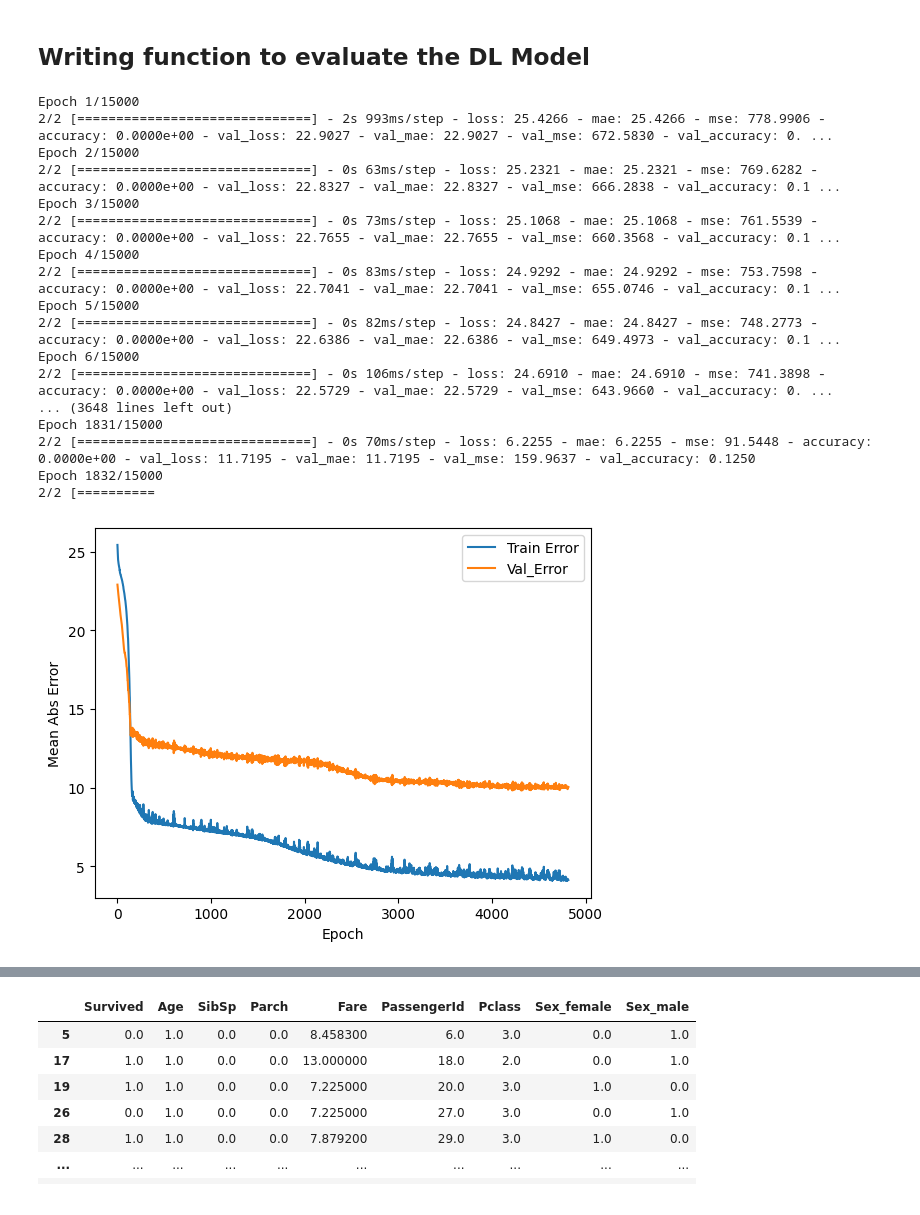
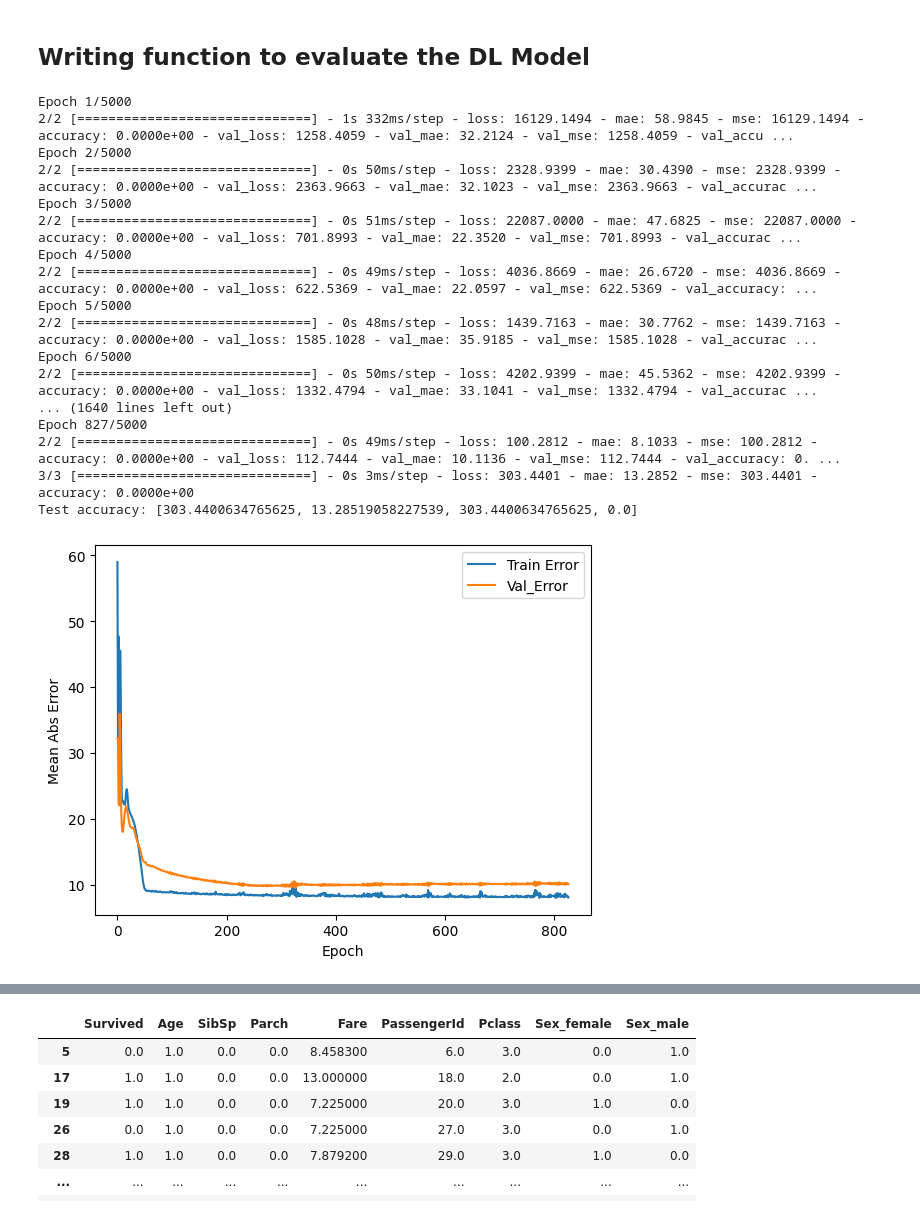
Before and after one commit to snajeebz/Titanic-Kaggle-Competition, a Jupyter notebook: Freshbook.ipynb, the cells around one changed output, grey strips where cells are left out. Drawn from its saved outputs; the diff is of its cells as text; code cells hidden in the pictures.

```diff
--- a/Freshbook.ipynb
+++ b/Freshbook.ipynb
@@ -318,24 +299,23 @@ Values with error more than 10%: 60
 - Apart of rows, where Parch=3 and SibSp=3 the Mean Absolute Error is less than 10%. in df_nan this equates to less than 5 out of 177 values.
 - It will be better to tryout CNN on this as well. Probably we can get better accuracy than this.
 # %%
-model=tf.keras.Sequential([
-    tf.keras.layers.Dense(1281,activation=tf.nn.relu, input_shape=[len(X_train.keys())]),
-    tf.keras.layers.Dense(1281,activation=tf.nn.relu, use_bias=True),
-    tf.keras.layers.Dense(1281,activation=tf.nn.relu, use_bias=False),
-    tf.keras.layers.Dense(512,activation=tf.nn.relu, use_bias=False),
-    tf.keras.layers.Dense(256,activation=tf.nn.relu, use_bias=True),
-    tf.keras.layers.Dense(256),
-    tf.keras.layers.Dense(128),
-    tf.keras.layers.Dense(64),
-    tf.keras.layers.Dense(32),
-    tf.keras.layers.Dense(16),
-    tf.keras.layers.Dense(8),
-    tf.keras.layers.Dense(4),
-    tf.keras.layers.Dense(2),
-    tf.keras.layers.Dense(1)
+model_nn=tf.keras.Sequential([
+  tf.keras.layers.Dense(1281,input_shape=[len(X_train.keys())]),
+  #  tf.keras.layers.Dense(1281,'''activation=tf.nn.softmax,''' input_shape=[len(X_train.keys())]),
+  #  tf.keras.layers.Dense(1281,activation=tf.nn.relu, use_bias=True),
+  #  tf.keras.layers.Dense(1281,activation=tf.nn.relu, use_bias=False),
+  #  tf.keras.layers.Dense(512,activation=tf.nn.relu, use_bias=False),
+ #   tf.keras.layers.Dense(256,activation=tf.nn.relu, use_bias=True),
+    tf.keras.layers.Dense(512, activation='linear'),
+ #   tf.keras.layers.Dense(256,activation=tf.nn.softmax, use_bias=True),
+    tf.keras.layers.Dense(128, activation='linear'),
+    tf.keras.layers.Dense(32, activation='linear'),
+  #  tf.keras.layers.Dense(4,activation=tf.nn.relu, use_bias=False),
+  #  tf.keras.layers.Dense(2,activation=tf.nn.relu, use_bias=False),
+    tf.keras.layers.Dense(1, activation='linear')
 ])
 #model.compile(optimizer=tf.keras.optimizers.RMSprop(learning_rate=0.0001) , loss='mse', metrics=['mae','mse'])
-model.compile(optimizer=tf.keras.optimizers.Adam(learning_rate = 0.00001) , loss='mae', metrics=['mae','mse','accuracy'])
+model_nn.compile(optimizer=tf.keras.optimizers.Adam(learning_rate = 0.001) , loss='mse', metrics=['mae','mse','accuracy'])
 
-model.summary()
+model_nn.summary()
 # %% [output]
@@ -384,30 +366,30 @@ def plot_history(history):
 # %%
 early_stop=tf.keras.callbacks.EarlyStopping(monitor='val_mae',
                                             min_delta=0,
                                             patience=500,
-                                             verbose=0, mode='min')
+                                             verbose=0, mode='auto')
 X_train = pd.DataFrame(X_train).astype('float32')
 X_test = pd.DataFrame(X_test).astype('float32')
-history=model.fit(X_test,y_train, epochs=15000, validation_split=0.1, callbacks=[early_stop])
+history=model_nn.fit(X_test,y_train, epochs=5000, validation_split=0.1, batch_size=32,callbacks=[early_stop])
 #evaluate the model
-print('Test accuracy:', model.evaluate(X_test,y_test))
+print('Test accuracy:', model_nn.evaluate(X_test,y_test))
 plot_history(history)
 # %% [output]
-Epoch 1/15000
-2/2 [==============================] - 2s 993ms/step - loss: 25.4266 - mae: 25.4266 - mse: 778.9906 - accuracy: 0.0000e+00 - val_loss: 22.9027 - val_mae: 22.9027 - val_mse: 672.5830 - val_accuracy: 0. ...
-Epoch 2/15000
-2/2 [==============================] - 0s 63ms/step - loss: 25.2321 - mae: 25.2321 - mse: 769.6282 - accuracy: 0.0000e+00 - val_loss: 22.8327 - val_mae: 22.8327 - val_mse: 666.2838 - val_accuracy: 0.1 ...
-Epoch 3/15000
-2/2 [==============================] - 0s 73ms/step - loss: 25.1068 - mae: 25.1068 - mse: 761.5539 - accuracy: 0.0000e+00 - val_loss: 22.7655 - val_mae: 22.7655 - val_mse: 660.3568 - val_accuracy: 0.1 ...
-Epoch 4/15000
-2/2 [==============================] - 0s 83ms/step - loss: 24.9292 - mae: 24.9292 - mse: 753.7598 - accuracy: 0.0000e+00 - val_loss: 22.7041 - val_mae: 22.7041 - val_mse: 655.0746 - val_accuracy: 0.1 ...
-Epoch 5/15000
-2/2 [==============================] - 0s 82ms/step - loss: 24.8427 - mae: 24.8427 - mse: 748.2773 - accuracy: 0.0000e+00 - val_loss: 22.6386 - val_mae: 22.6386 - val_mse: 649.4973 - val_accuracy: 0.1 ...
-Epoch 6/15000
-2/2 [==============================] - 0s 106ms/step - loss: 24.6910 - mae: 24.6910 - mse: 741.3898 - accuracy: 0.0000e+00 - val_loss: 22.5729 - val_mae: 22.5729 - val_mse: 643.9660 - val_accuracy: 0. ...
-... (3648 lines left out)
-Epoch 1831/15000
-2/2 [==============================] - 0s 70ms/step - loss: 6.2255 - mae: 6.2255 - mse: 91.5448 - accuracy: 0.0000e+00 - val_loss: 11.7195 - val_mae: 11.7195 - val_mse: 159.9637 - val_accuracy: 0.1250
-Epoch 1832/15000
-2/2 [==========
+Epoch 1/5000
+2/2 [==============================] - 1s 332ms/step - loss: 16129.1494 - mae: 58.9845 - mse: 16129.1494 - accuracy: 0.0000e+00 - val_loss: 1258.4059 - val_mae: 32.2124 - val_mse: 1258.4059 - val_accu ...
+Epoch 2/5000
+2/2 [==============================] - 0s 50ms/step - loss: 2328.9399 - mae: 30.4390 - mse: 2328.9399 - accuracy: 0.0000e+00 - val_loss: 2363.9663 - val_mae: 32.1023 - val_mse: 2363.9663 - val_accurac ...
+Epoch 3/5000
+2/2 [==============================] - 0s 51ms/step - loss: 22087.0000 - mae: 47.6825 - mse: 22087.0000 - accuracy: 0.0000e+00 - val_loss: 701.8993 - val_mae: 22.3520 - val_mse: 701.8993 - val_accurac ...
+Epoch 4/5000
+2/2 [==============================] - 0s 49ms/step - loss: 4036.8669 - mae: 26.6720 - mse: 4036.8669 - accuracy: 0.0000e+00 - val_loss: 622.5369 - val_mae: 22.0597 - val_mse: 622.5369 - val_accuracy: ...
+Epoch 5/5000
+2/2 [==============================] - 0s 48ms/step - loss: 1439.7163 - mae: 30.7762 - mse: 1439.7163 - accuracy: 0.0000e+00 - val_loss: 1585.1028 - val_mae: 35.9185 - val_mse: 1585.1028 - val_accurac ...
+Epoch 6/5000
+2/2 [==============================] - 0s 50ms/step - loss: 4202.9399 - mae: 45.5362 - mse: 4202.9399 - accuracy: 0.0000e+00 - val_loss: 1332.4794 - val_mae: 33.1041 - val_mse: 1332.4794 - val_accurac ...
+... (1640 lines left out)
+Epoch 827/5000
+2/2 [==============================] - 0s 49ms/step - loss: 100.2812 - mae: 8.1033 - mse: 100.2812 - accuracy: 0.0000e+00 - val_loss: 112.7444 - val_mae: 10.1136 - val_mse: 112.7444 - val_accuracy: 0. ...
+3/3 [==============================] - 0s 3ms/step - loss: 303.4401 - mae: 13.2852 - mse: 303.4401 - accuracy: 0.0000e+00
+Test accuracy: [303.4400634765625, 13.28519058227539, 303.4400634765625, 0.0]
-[figure, old version]
+[figure, new version]
```
Also changed, not shown: parts of 16 cells of this notebook, 1 other file.
